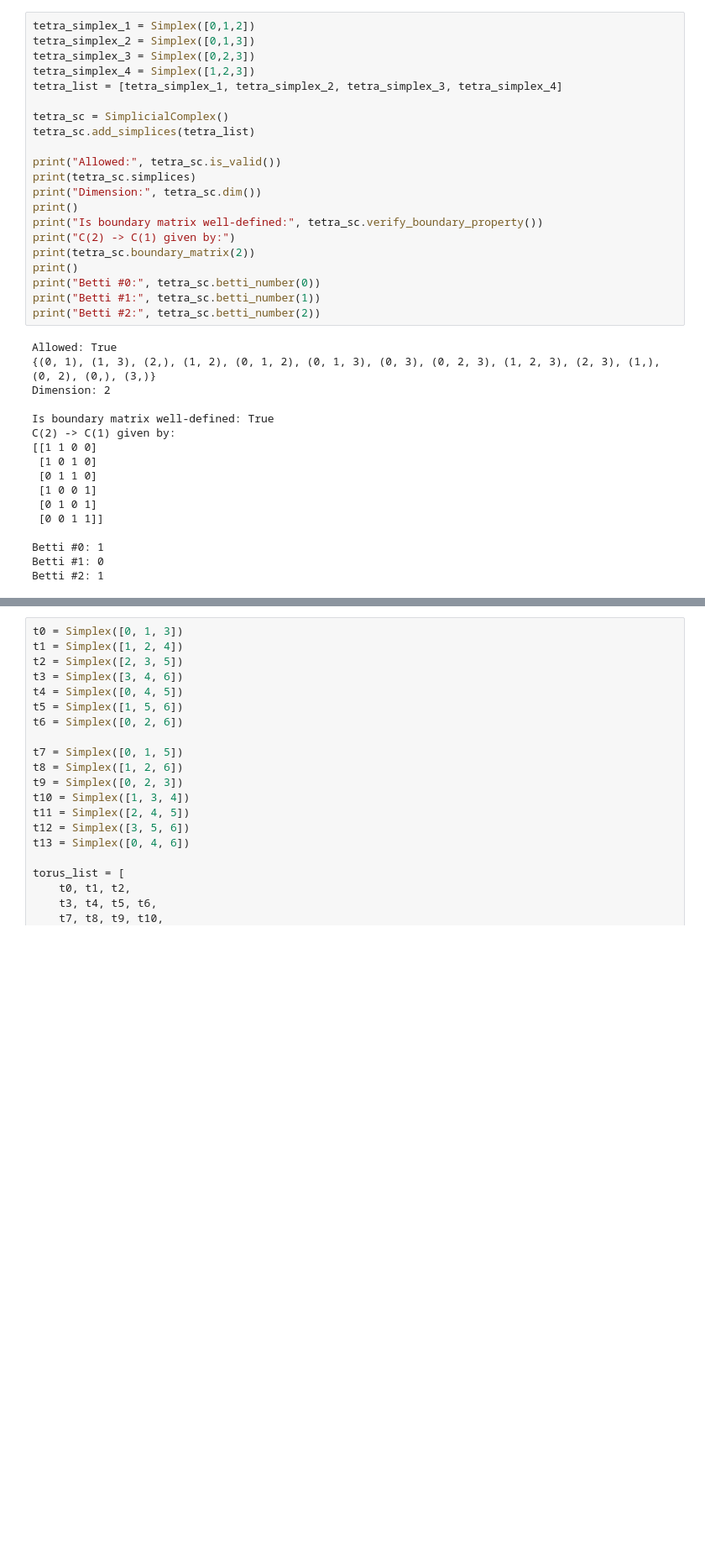
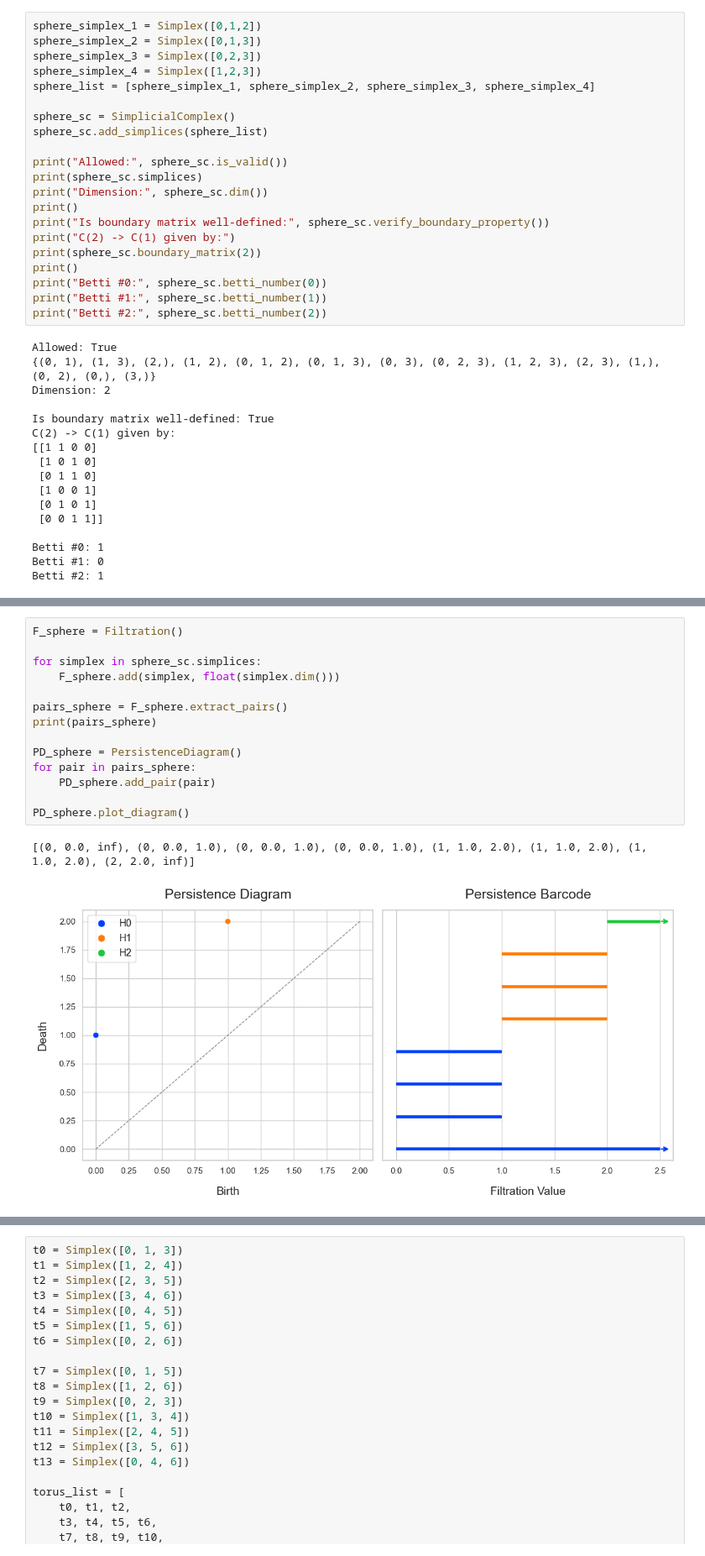
Before and after one commit to DovydasVe/computational-geometry-tda, a Jupyter notebook: notebooks/case_study_mathematical_structures.ipynb, the cells around one changed output, grey strips where cells are left out. Shown at 84% size. Drawn from its saved outputs; the diff is of its cells as text; blank space fills up the shorter version.

```diff
--- a/notebooks/case_study_mathematical_structures.ipynb
+++ b/notebooks/case_study_mathematical_structures.ipynb
@@ -121,24 +146,24 @@ PD_circle.plot_diagram()
 # %%
-tetra_simplex_1 = Simplex([0,1,2])
-tetra_simplex_2 = Simplex([0,1,3])
-tetra_simplex_3 = Simplex([0,2,3])
-tetra_simplex_4 = Simplex([1,2,3])
-tetra_list = [tetra_simplex_1, tetra_simplex_2, tetra_simplex_3, tetra_simplex_4]
+sphere_simplex_1 = Simplex([0,1,2])
+sphere_simplex_2 = Simplex([0,1,3])
+sphere_simplex_3 = Simplex([0,2,3])
+sphere_simplex_4 = Simplex([1,2,3])
+sphere_list = [sphere_simplex_1, sphere_simplex_2, sphere_simplex_3, sphere_simplex_4]
 
-tetra_sc = SimplicialComplex()
-tetra_sc.add_simplices(tetra_list)
+sphere_sc = SimplicialComplex()
+sphere_sc.add_simplices(sphere_list)
 
-print("Allowed:", tetra_sc.is_valid())
-print(tetra_sc.simplices)
-print("Dimension:", tetra_sc.dim())
+print("Allowed:", sphere_sc.is_valid())
+print(sphere_sc.simplices)
+print("Dimension:", sphere_sc.dim())
 print()
-print("Is boundary matrix well-defined:", tetra_sc.verify_boundary_property())
+print("Is boundary matrix well-defined:", sphere_sc.verify_boundary_property())
 print("C(2) -> C(1) given by:")
-print(tetra_sc.boundary_matrix(2))
+print(sphere_sc.boundary_matrix(2))
 print()
-print("Betti #0:", tetra_sc.betti_number(0))
-print("Betti #1:", tetra_sc.betti_number(1))
-print("Betti #2:", tetra_sc.betti_number(2))
+print("Betti #0:", sphere_sc.betti_number(0))
+print("Betti #1:", sphere_sc.betti_number(1))
+print("Betti #2:", sphere_sc.betti_number(2))
 # %% [output]
 Allowed: True
 {(0, 1), (1, 3), (2,), (1, 2), (0, 1, 2), (0, 1, 3), (0, 3), (0, 2, 3), (1, 2, 3), (2, 3), (1,), (0, 2), (0,), (3,)}
@@ -160,0 +191,17 @@ Betti #2: 1
+# %%
+F_sphere = Filtration()
+
+for simplex in sphere_sc.simplices:
+    F_sphere.add(simplex, float(simplex.dim()))
+
+pairs_sphere = F_sphere.extract_pairs()
+print(pairs_sphere)
+
+PD_sphere = PersistenceDiagram()
+for pair in pairs_sphere:
+    PD_sphere.add_pair(pair)
+
+PD_sphere.plot_diagram()
+# %% [output]
+[(0, 0.0, inf), (0, 0.0, 1.0), (0, 0.0, 1.0), (0, 0.0, 1.0), (1, 1.0, 2.0), (1, 1.0, 2.0), (1, 1.0, 2.0), (2, 2.0, inf)]
+[figure, added]
```
Also changed, not shown: parts of 22 cells of this notebook, 3 other files.
